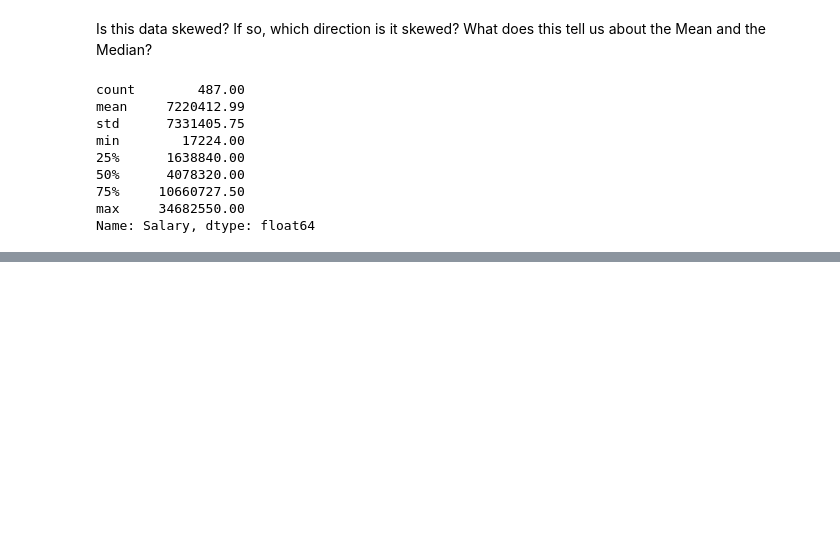
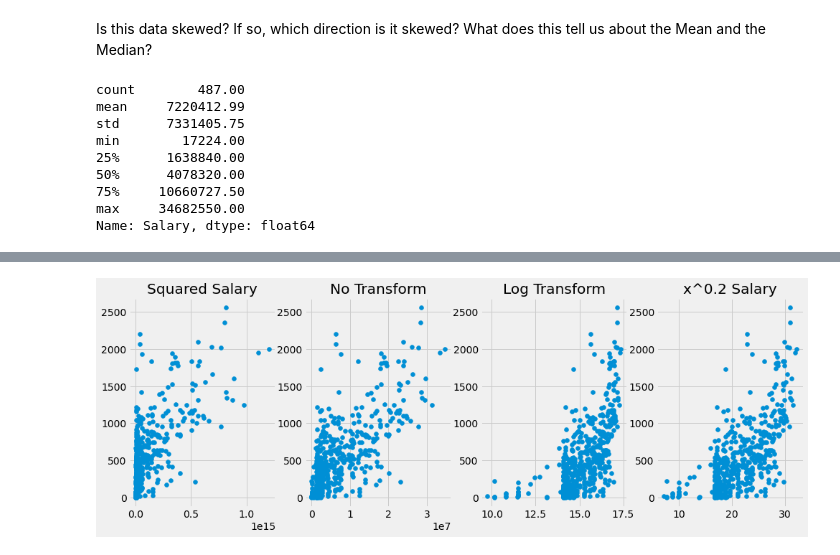
Before and after one commit to nmattei/cmps3160, a Jupyter notebook: _demos/Demo-06.ipynb, the cells around one changed output, grey strips where cells are left out. Cells and saved outputs as stored; diff of their text form; code cells hidden in the pictures; blank space fills up the shorter version.

```diff
--- a/_demos/Demo-06.ipynb
+++ b/_demos/Demo-06.ipynb
@@ -214,0 +201,19 @@ df_comp.loc[5561]
+# %%
+# Uskewing the data can help us to see relationships.
+# Try 2, 1, 0.2
+
+# We'll use subplots to make this easier just for fun...
+fig, ax = plt.subplots(1, 4, figsize=(15,5))
+
+#df_nba.plot.scatter(x=(df_nba['Salary']**2.0), y=df_nba['PTS'], ax=ax[0])
+
+ax[0].scatter((df_2017nba['Salary']**2.0), df_2017nba['PTS'])
+ax[0].title.set_text("Squared Salary")
+ax[1].scatter((df_2017nba['Salary']**1.0), df_2017nba['PTS'])
+ax[1].title.set_text("No Transform")
+ax[2].scatter((np.log(df_2017nba['Salary'])), df_2017nba['PTS'])
+ax[2].title.set_text("Log Transform")
+ax[3].scatter((df_2017nba['Salary']**0.2), df_2017nba['PTS'])
+ax[3].title.set_text("x^0.2 Salary")
+# %% [output]
+[figure, added]
```
Also changed, not shown: parts of 44 cells of this notebook.
